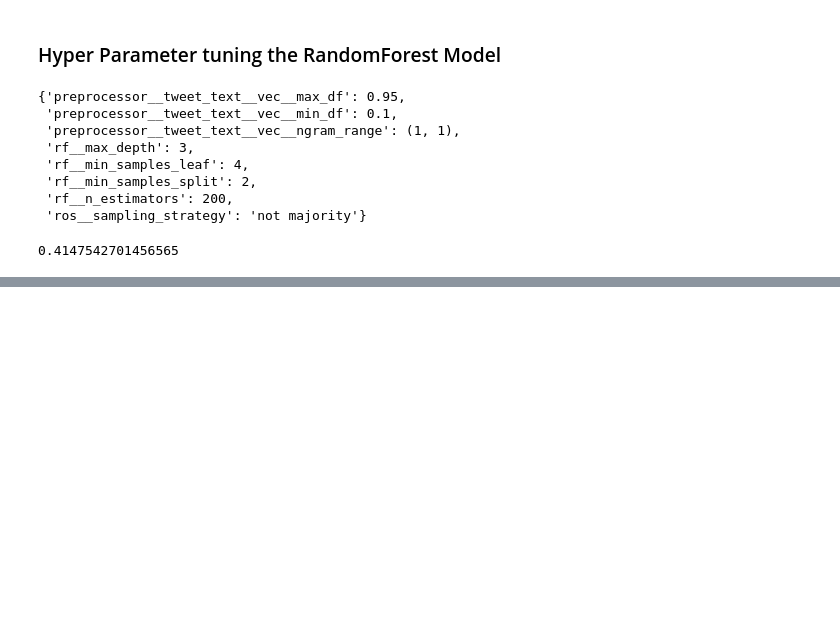
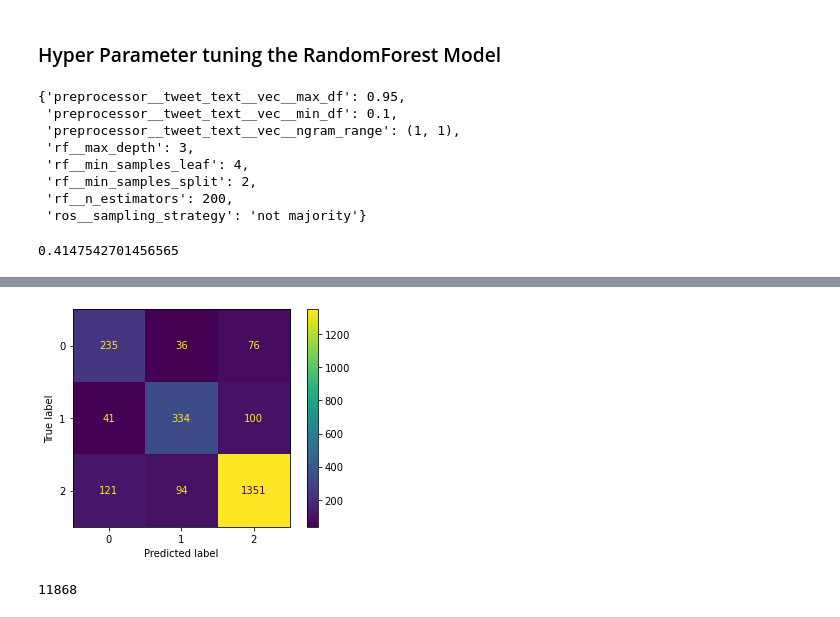
Before and after one commit to ddcots24/Twitter-Finance-NLP, a Jupyter notebook: Modeling.ipynb, the cells around one changed output, grey strips where cells are left out. Drawn from its saved outputs; the diff is of its cells as text; code cells hidden in the pictures; blank space fills up the shorter version.

```diff
--- a/Modeling.ipynb
+++ b/Modeling.ipynb
@@ -252,7 +254,7 @@ preprocessor = ColumnTransformer(transformers = [
     ('tweet_text', Tweet_text_transformer, ['text'])])
 
 steps = [('preprocessor', preprocessor), ('ros', RandomOverSampler(random_state = 24, sampling_strategy = 'not majority')),
-         ('rf', RandomForestClassifier(random_state = 24))]
+         ('rf', RandomForestClassifier(random_state = 24, max_depth = 6))]
 
 rfmodel_pipe = Pipeline(steps)
 # %%
@@ -297,8 +299,8 @@ weighted avg       0.74      0.74      0.74      2388
 ### Hyper Parameter tuning the RandomForest Model
 # %%
 # Hyper parameter tuning parameters
-rfgridparams =  [{'rf__max_depth' : [6,7,8],
-                  'rf__n_estimators' : [100, 200, 250, 300],
+rfgridparams =  [{'rf__max_depth' : [6,7],
+                  'rf__n_estimators' : [100, 200],
                   'rf__min_samples_split': [2, 5, 6, 8, 10],
                 'rf__min_samples_leaf': [1, 3, 6, 10, 15],
                  'ros__sampling_strategy': ['not majority'],
@@ -327,0 +332,16 @@ RFgridsearch_best_model.score(X_train_frame, y_train)
+# %%
+Tweet_text_transformer = Pipeline(steps = [
+    ("squeeze", FunctionTransformer(lambda x: x.squeeze())),
+    ("vec", CountVectorizer()),
+    ("array", FunctionTransformer(lambda x: x.toarray()))
+])
+
+preprocessor = ColumnTransformer(transformers = [
+    ('tweet_text', Tweet_text_transformer, ['text'])])
+
+steps = [('preprocessor', preprocessor), ('ros', RandomOverSampler(random_state = 24, sampling_strategy = 'not majority')),
+         ('xgb', XGBClassifier(random_state = 24))]
+
+xgbmodel_pipe = Pipeline(steps)
+# %%
+xgbmodel_pipe.fit(X_train_frame, y_train)
@@ -327,0 +383,5 @@ RFgridsearch_best_model.score(X_train_frame, y_train)
+# %%
+plot_confusion_matrix(xgbmodel_pipe, X_test_toframe,
+                      y_test);
+# %% [output]
+[figure, added]
@@ -327,0 +390,4 @@ RFgridsearch_best_model.score(X_train_frame, y_train)
+# %%
+len(xgbmodel_pipe['preprocessor'].transformers_[0][1].named_steps['vec'].get_feature_names())
+# %% [output]
+11868
```
Also changed, not shown: parts of 11 cells of this notebook.
